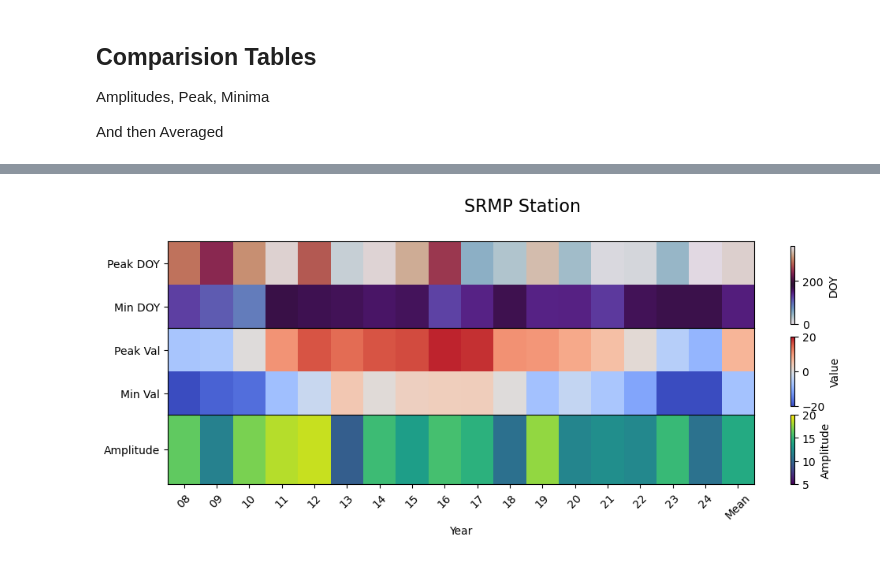
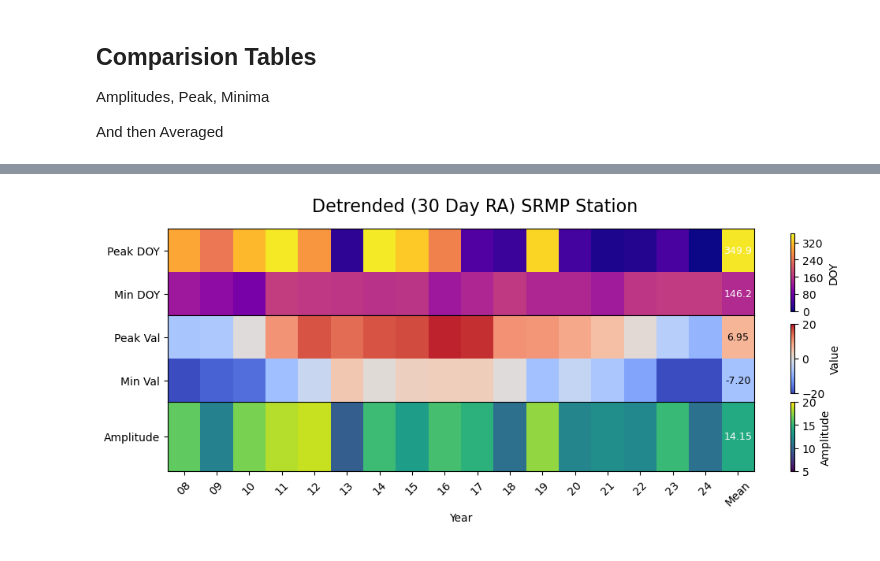
Before and after one commit to diegorvar/signal-processing-enu, a Jupyter notebook: VisualizationDaily.ipynb, the cells around one changed output, grey strips where cells are left out. Cells and saved outputs as stored; diff of their text form; code cells hidden in the pictures.

```diff
--- a/VisualizationDaily.ipynb
+++ b/VisualizationDaily.ipynb
@@ -910,11 +750,5 @@ AmplitudeData_df
 # %%
-
-peakval = []
-minimaval = []
-peak = []
-minima = []
-amplitude = []
-filenames = []
+peakval, minimaval, peak, minima, amplitude = [], [], [], [], []
 
 years_used = []
 
@@ -922,6 +756,7 @@ for i, year in enumerate(np.unique(df_rolling.year)):
     data = df_rolling[df_rolling['year'] == str(year)]
 
     if data.shape[0] > 350:
+        years_used.append(year)
         a = data['up'].idxmin()
         minima.append(data['doy'][a])
         minimaval.append(data['up'][a])
@@ -947,7 +782,7 @@ def circular_mean(doys):
     radians = doys * 2 * np.pi / 365
     mean_angle = np.arctan2(np.mean(np.sin(radians)), np.mean(np.cos(radians)))
     mean_doy = (mean_angle * 365 / (2 * np.pi)) % 365
-    return mean_doy
+    return round(mean_doy)
 
 # Compute averages
 avg_peak_doy = circular_mean(peak)
@@ -967,6 +802,7 @@ years_used.append("Mean")
 import numpy as np
 import matplotlib.pyplot as plt
 from matplotlib import gridspec
+from matplotlib.ticker import MaxNLocator
 
 # Prepare data and labels
 row_labels = ['Peak DOY', 'Peak Value', 'Min DOY', 'Min Value', 'Amplitude']
@@ -980,36 +816,49 @@ gs = gridspec.GridSpec(3, 1, height_ratios=[1, 1, 0.8], hspace=0.0)
 # ---- 1. DOY (Cyclical) ----
 ax1 = fig.add_subplot(gs[0])
 doy_data = np.vstack([arr[0], arr[2]])  # Peak DOY, Min DOY
-im1 = ax1.imshow(doy_data, aspect='auto', cmap='twilight', vmin=0, vmax=365)
+im1 = ax1.imshow(doy_data, aspect='auto', cmap='plasma', vmin=0, vmax=365)
 ax1.set_yticks([0, 1])
 ax1.set_yticklabels(['Peak DOY', 'Min DOY'])
 ax1.tick_params(axis='x', which='both', bottom=False, labelbottom=False)
-fig.colorbar(im1, ax=ax1, orientation='vertical', label='DOY', shrink=0.9)
+cbar = fig.colorbar(im1, ax=ax1, orientation='vertical', label='DOY', shrink=0.9)
+cbar.locator = MaxNLocator(nbins=5)
+cbar.update_ticks()
+
+for row_idx in range(doy_data.shape[0]):
+    val = doy_data[row_idx, -1]
+    ax1.text(doy_data.shape[1]-1, row_idx, f"{val:.1f}", ha='center', va='center', color='white', fontsize=9)
+
 
 # ---- 2. Peak/Min Values ----
 ax2 = fig.add_subplot(gs[1], sharex=ax1)
 val_data = np.vstack([arr[1], arr[3]])  # Peak & Min Value
 im2 = ax2.imshow(val_data, aspect='auto', cmap='coolwarm', vmin=-20, vmax=20)
 ax2.set_yticks([0, 1])
 ax2.set_yticklabels(['Peak Val', 'Min Val'])
 ax2.tick_params(axis='x', which='both', bottom=False, labelbottom=False)
 fig.colorbar(im2, ax=ax2, orientation='vertical', label='Value', shrink=0.8)
+for row_idx in range(val_data.shape[0]):
+    val = val_data[row_idx, -1]
+    ax2.text(val_data.shape[1]-1, row_idx, f"{val:.2f}", ha='center', va='center',
+             color='black' if abs(val) < 10 else 'white', fontsize=9)
 
 # ---- 3. Amplitude ----
 ax3 = fig.add_subplot(gs[2], sharex=ax1)
 amp_data = arr[4:5]  # Amplitude only
 im3 = ax3.imshow(amp_data, aspect='auto', cmap='viridis', vmin=5, vmax=20)
 ax3.set_yticks([0])
 ax3.set_yticklabels(['Amplitude'])
 ax3.set_xticks(np.arange(len(years_used)))
 ax3.set_xticklabels(years_used, rotation=45)
 fig.colorbar(im3, ax=ax3, orientation='vertical', label='Amplitude')
+val = amp_data[0, -1]
+ax3.text(amp_data.shape[1]-1, 0, f"{val:.2f}", ha='center', va='center', color='white', fontsize=9)
 
 # ---- Global formatting ----
 
-fig.suptitle("SRMP Station", fontsize=16, y=1.02)
+fig.suptitle("Detrended (30 Day RA) SRMP Station", fontsize=16, y=0.98, x= 0.45)
 ax3.set_xlabel("Year")
 
 plt.show()
 # %% [output]
-[figure, old version]
+[figure, new version]
```
Also changed, not shown: parts of 9 cells of this notebook, 20 other files.
